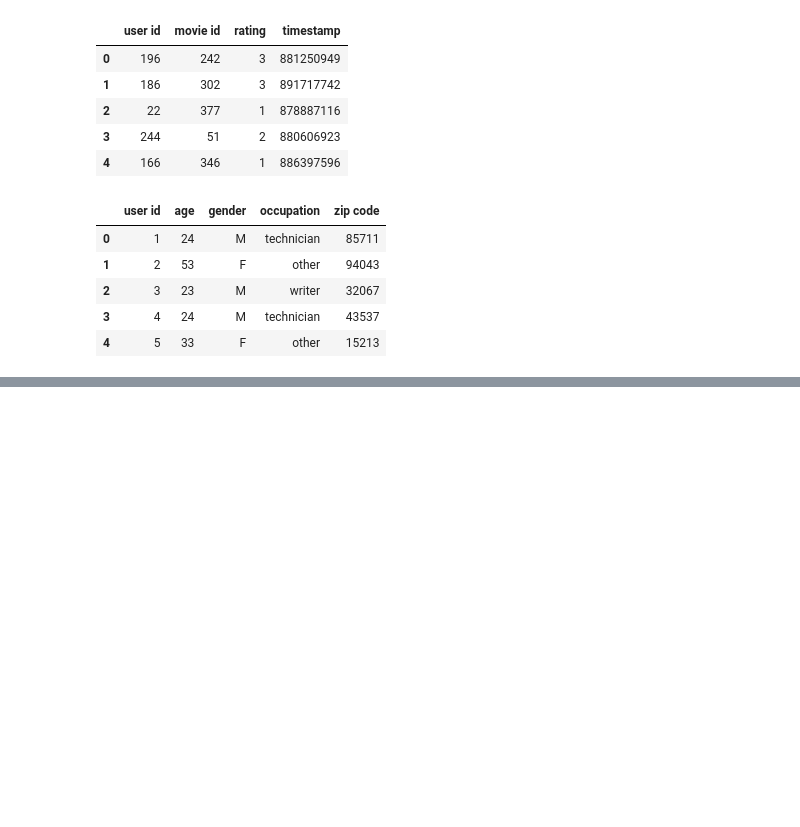
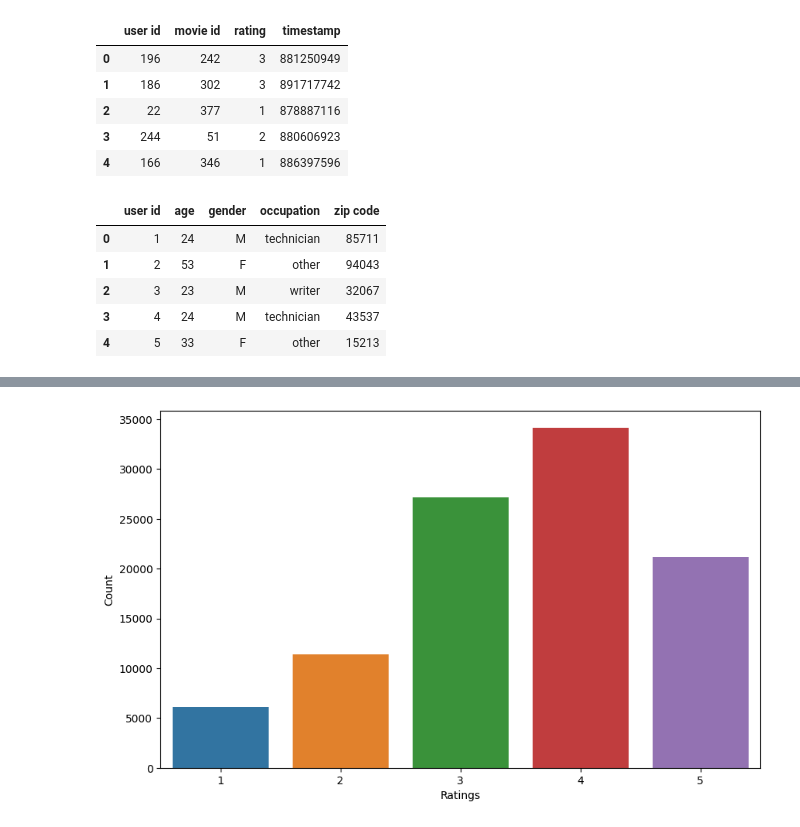
Before and after one commit to RPChinhara/cold-start-recommender, a Jupyter notebook: cold-start-recommender.ipynb, the cells around one changed output, grey strips where cells are left out. Saved outputs shown, nothing was run; the diff lists cells and outputs as text; code cells hidden in the pictures; blank space fills up the shorter version.

```diff
--- a/cold-start-recommender.ipynb
+++ b/cold-start-recommender.ipynb
@@ -97,0 +160,9 @@ genre
+# %%
+# most frequently given rating
+plt.figure(figsize=(10,6))
+sns.countplot(data = data, x = 'rating')
+plt.xlabel('Ratings')
+plt.ylabel('Count')
+plt.show()
+# %% [output]
+[figure, added]
```
Also changed, not shown: parts of 14 cells of this notebook.
